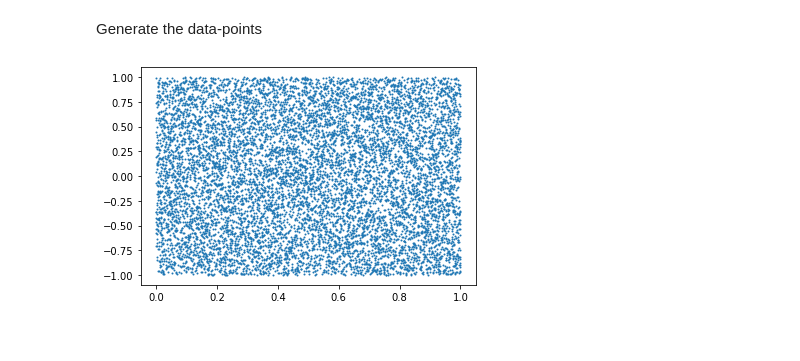
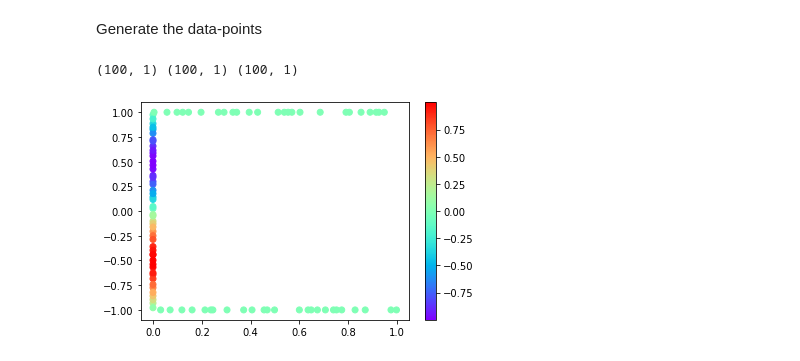
Before and after one commit to patel-zeel/PINN, a Jupyter notebook: simple_PINNs.ipynb, the cells around one changed output. Cells and saved outputs as stored; diff of their text form; code cells hidden in the pictures.

```diff
--- a/simple_PINNs.ipynb
+++ b/simple_PINNs.ipynb
@@ -23,14 +28,32 @@ from pyDOE import lhs
 # %% [markdown]
 Generate the data-points
-# %%
-np.random.seed(0)
-
-t_and_x = lhs(2, 10000)  # x in [0, 1], t in [0, 1]
-t_and_x[:, 1] = t_and_x[:, 1] * 2 - 1  # x in [-1, 1]
-
-plt.scatter(t_and_x[:, 0], t_and_x[:, 1], s=1);
-# %% [output]
-[figure, removed]
+# %%
+np.random.seed(0)
+
+# Initial data (t=0, x in [-1, 1])
+t = jnp.zeros((50, 1))
+x = lhs(1, 50) * 2 - 1
+u = -jnp.sin(jnp.pi * x)
+train_x = x
+train_t = t
+train_u = u
+
+# Boundary data (x=[1, -1], t in [0, 1])
+t = lhs(1, 50)
+x = jnp.concatenate([jnp.ones((25, 1)), -jnp.ones((25, 1))])
+u = jnp.zeros((50, 1))
+
+train_x = jnp.concatenate([train_x, x])
+train_t = jnp.concatenate([train_t, t])
+train_u = jnp.concatenate([train_u, u])
+
+print(train_x.shape, train_t.shape, train_u.shape)
+
+plt.scatter(train_t, train_x, c=train_u, cmap='rainbow');
+plt.colorbar();
+# %% [output]
+(100, 1) (100, 1) (100, 1)
+[figure, added]
 # %%
 class Burgers_NN(nn.Module):
     layers: list
```
Also changed, not shown: parts of 4 cells of this notebook.
